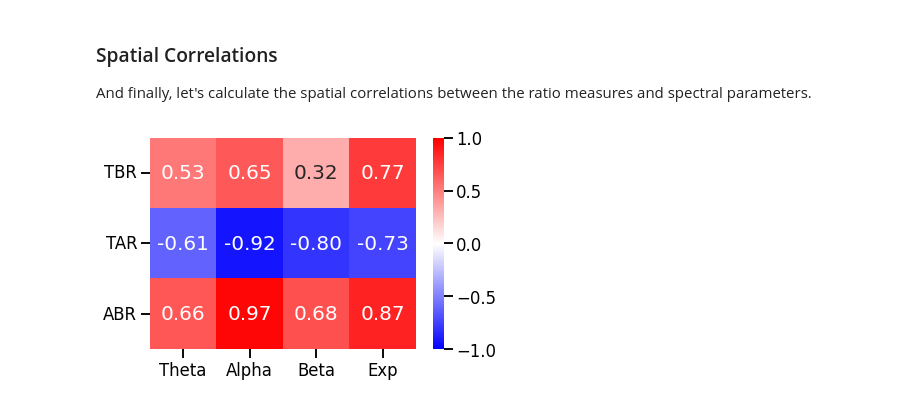
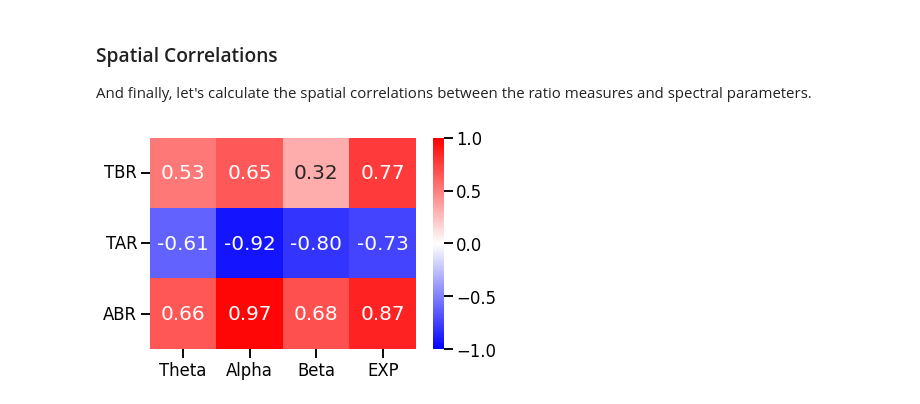
Before and after one commit to voytekresearch/BandRatios, a Jupyter notebook: notebooks/6-EEG-Topographies.ipynb, the cells around one changed output. Saved outputs shown, nothing was run; the diff lists cells and outputs as text; code cells hidden in the pictures.

```diff
--- a/notebooks/6-EEG-Topographies.ipynb
+++ b/notebooks/6-EEG-Topographies.ipynb
@@ -149,17 +152,18 @@ plot_param_topo(beta_pw, raw, 'Spec-PE-Beta-PW', SAVE_FIG)
 
 And finally, let's calculate the spatial correlations between the ratio measures and spectral parameters.
 # %%
-corr_mat = np.zeros((3, 4))
-ps_mat = np.zeros((3, 4))
+rs = np.zeros((3, 4))
+cis = np.zeros((3, 4, 2))
+ps = np.zeros((3, 4))
+
 for ind, ratio in enumerate([tbrs, tars, abrs]):
-    corr_mat[ind][0], ps_mat[ind][0] = spearmanr(ratio, theta_pw)
-    corr_mat[ind][1], ps_mat[ind][1] = spearmanr(ratio, alpha_pw)
-    corr_mat[ind][2], ps_mat[ind][2] = spearmanr(ratio, beta_pw)
-    corr_mat[ind][3], ps_mat[ind][3] = spearmanr(ratio, exps)
+    rs[ind, 0], cis[ind, 0, :], ps[ind, 0], = bootstrap_corr(ratio, theta_pw)
+    rs[ind, 1], cis[ind, 1, :], ps[ind, 1], = bootstrap_corr(ratio, alpha_pw)
+    rs[ind, 2], cis[ind, 2, :], ps[ind, 2], = bootstrap_corr(ratio, beta_pw)
+    rs[ind, 3], cis[ind, 3, :], ps[ind, 3], = bootstrap_corr(ratio, exps)
 # %%
 # Plot the correlation matrix between topographies
-plot_param_ratio_corr(corr_mat, x_labels=["Theta", "Alpha", "Beta", "Exp"],
-                      y_labels=["TBR", "TAR", "ABR"], yrotation=0,
-                      save_fig=SAVE_FIG, file_name='topos-correlations')
+plot_param_ratio_corr(rs, x_labels=BAND_NAMES + ['EXP'], y_labels=RATIO_NAMES,
+                      yrotation=0, save_fig=SAVE_FIG, file_name='topos-correlations')
 # %% [output]
-[figure, old version]
+[figure, new version]
```
Also changed, not shown: parts of 3 cells of this notebook, 1 other file.
